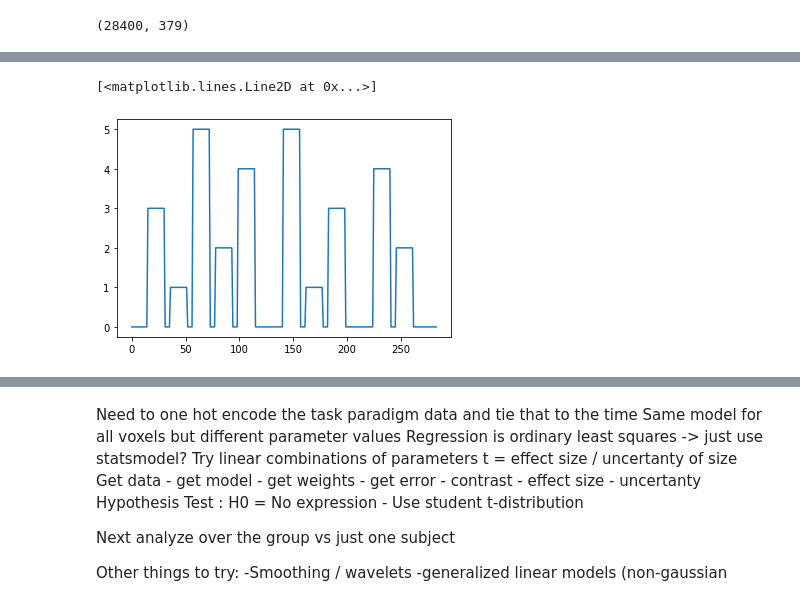
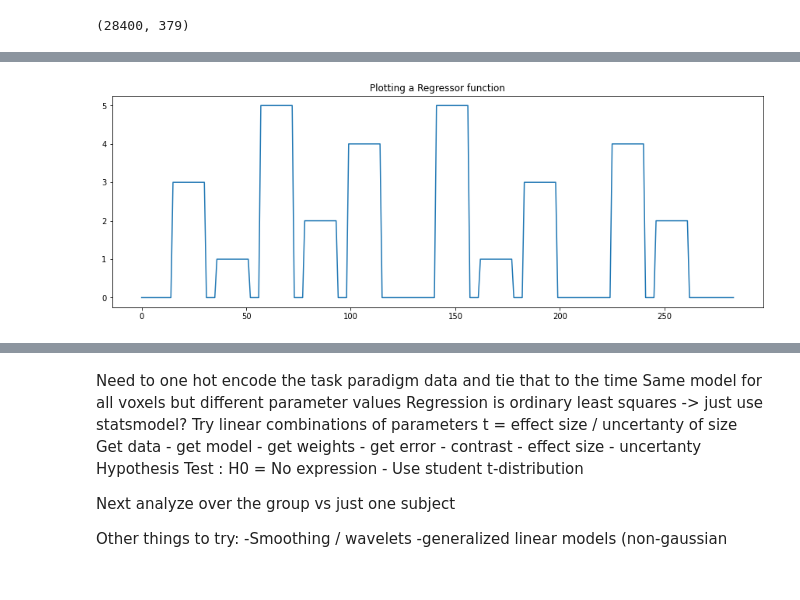
Before and after one commit to alec-flowers/machine-learning-cs433-p2, a Jupyter notebook: data_exploraiton.ipynb, the cells around one changed output, grey strips where cells are left out. Cells and saved outputs as stored; diff of their text form; code cells hidden in the pictures.

```diff
--- a/data_exploraiton.ipynb
+++ b/data_exploraiton.ipynb
@@ -1,11 +1,14 @@
 # %%
 import scipy.io
 import numpy as np
-import os
 import pandas as pd
+import statsmodels.api as sm
 
+import matplotlib
 import matplotlib.pyplot as plt
 import seaborn as sns
+%matplotlib inline
+matplotlib.rcParams['figure.figsize'] = (15.0, 5.0)
 # %% [markdown]
 time-courses for 7 different fMRI tasks
 
@@ -79,5 +74,7 @@ out_df[out_df[0]==0].iloc[:,100].plot()
 # %%
+# plotting the regressor
 plt.plot(np.arange(0,284,1),mat_r['Regressor'].T)
+plt.title("Plotting a Regressor function")
+plt.show()
 # %% [output]
-[<matplotlib.lines.Line2D at 0x...>]
-[figure, old version]
+[figure, new version]
```
Also changed, not shown: parts of 23 cells of this notebook.
